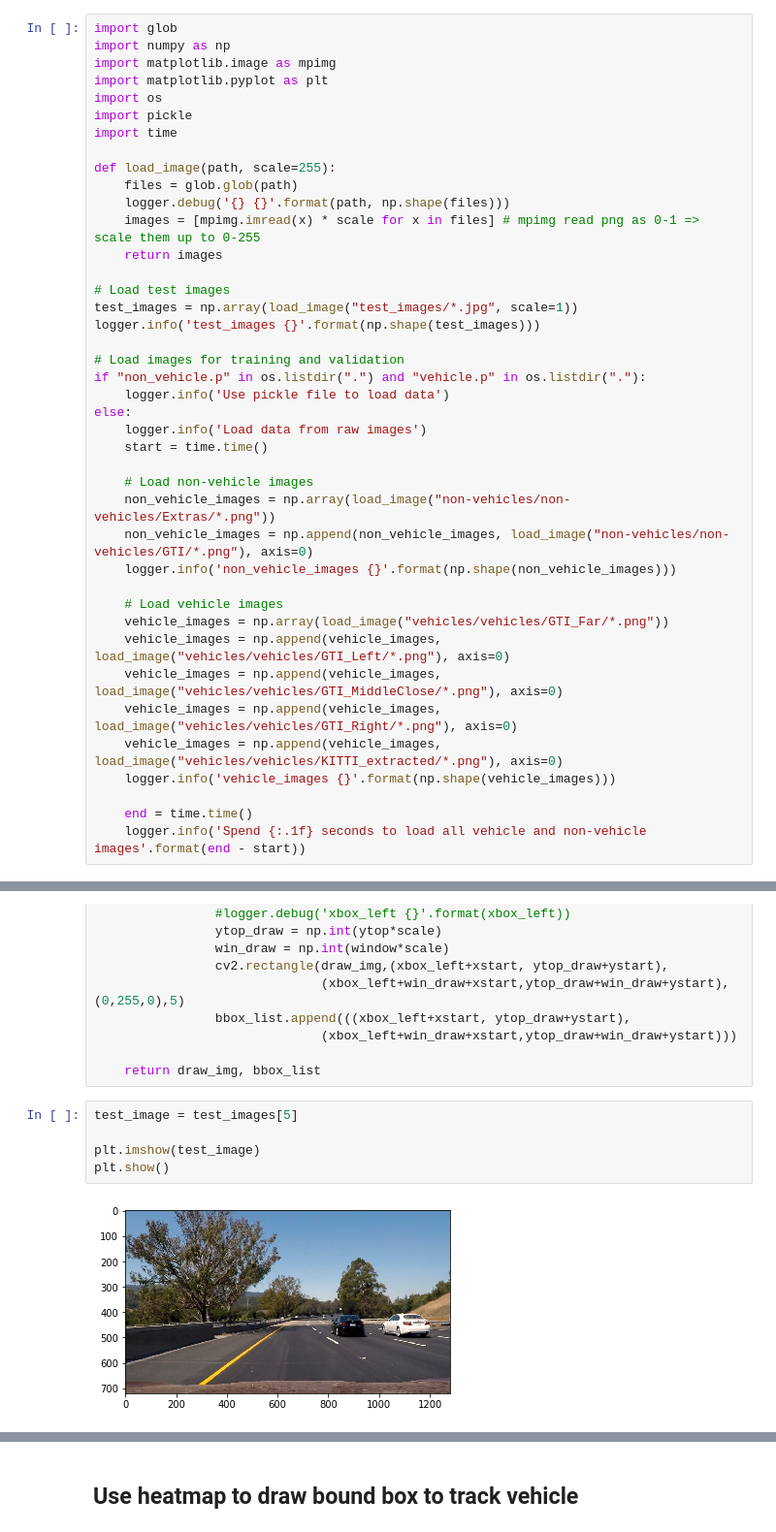
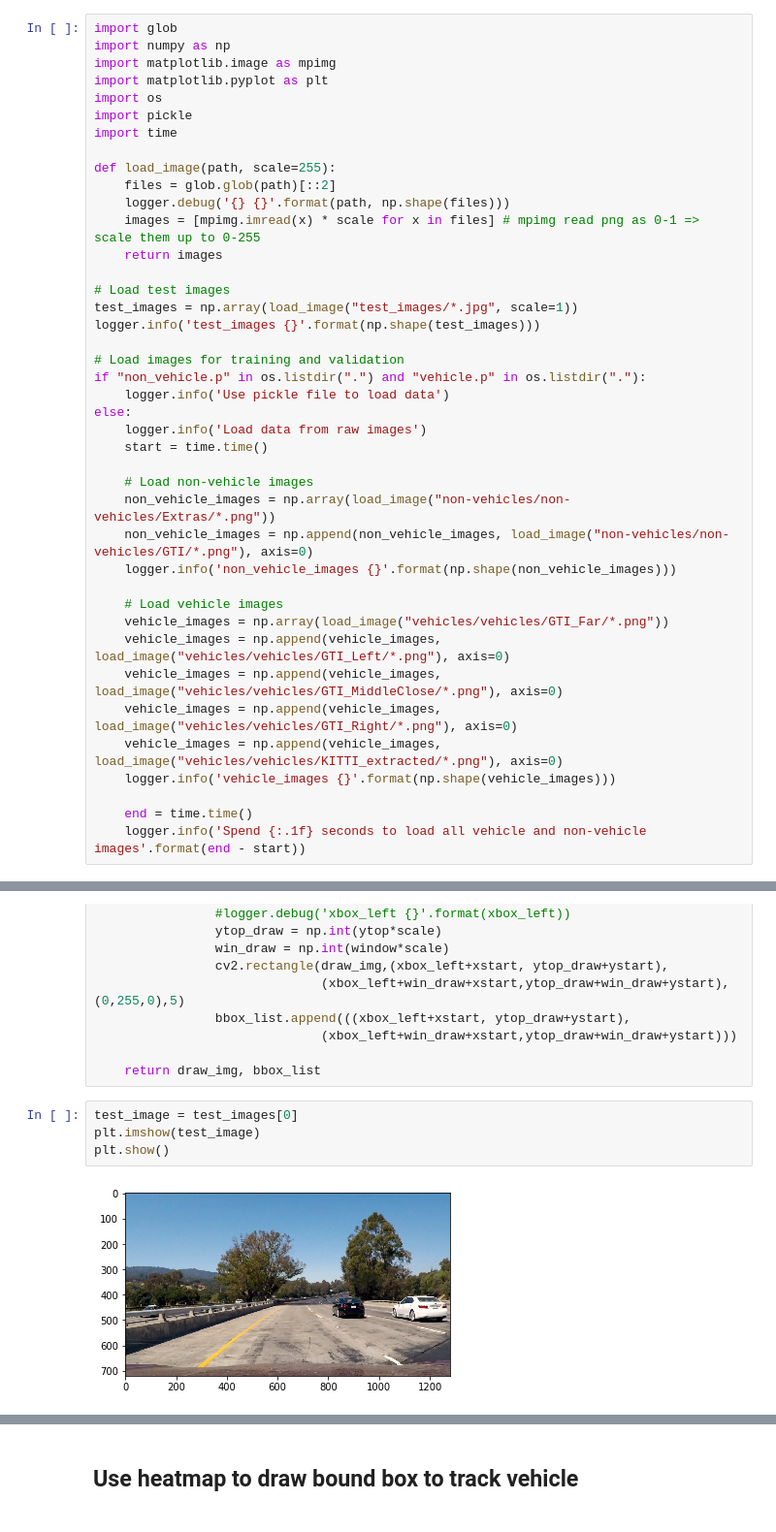
Before and after one commit to WangYuanMike/CarND-Vehicle-Detection, a Jupyter notebook: vehicle_detection.ipynb, the cells around one changed output, grey strips where cells are left out. Shown at 97% size. Cells and saved outputs as stored; diff of their text form.

```diff
--- a/vehicle_detection.ipynb
+++ b/vehicle_detection.ipynb
@@ -27,7 +27,7 @@ import pickle
 import time
 
 def load_image(path, scale=255):
-    files = glob.glob(path)
+    files = glob.glob(path)[::2]
     logger.debug('{} {}'.format(path, np.shape(files)))
     images = [mpimg.imread(x) * scale for x in files] # mpimg read png as 0-1 => scale them up to 0-255
     return images
@@ -486,12 +473,11 @@ def find_car_single_image(img, svc, X_scaler, scale=1, orient=9, color_space="RG
 
     return draw_img, bbox_list
 # %%
-test_image = test_images[5]
-
+test_image = test_images[0]
 plt.imshow(test_image)
 plt.show()
 # %% [output]
-[figure, old version]
+[figure, new version]
 # %%
 draw_img, _ = find_car_single_image(test_image, svc, X_scaler, pix_per_cell=8, cells_per_step=1)
 plt.imshow(draw_img)
```
Also changed, not shown: parts of 19 cells of this notebook.
